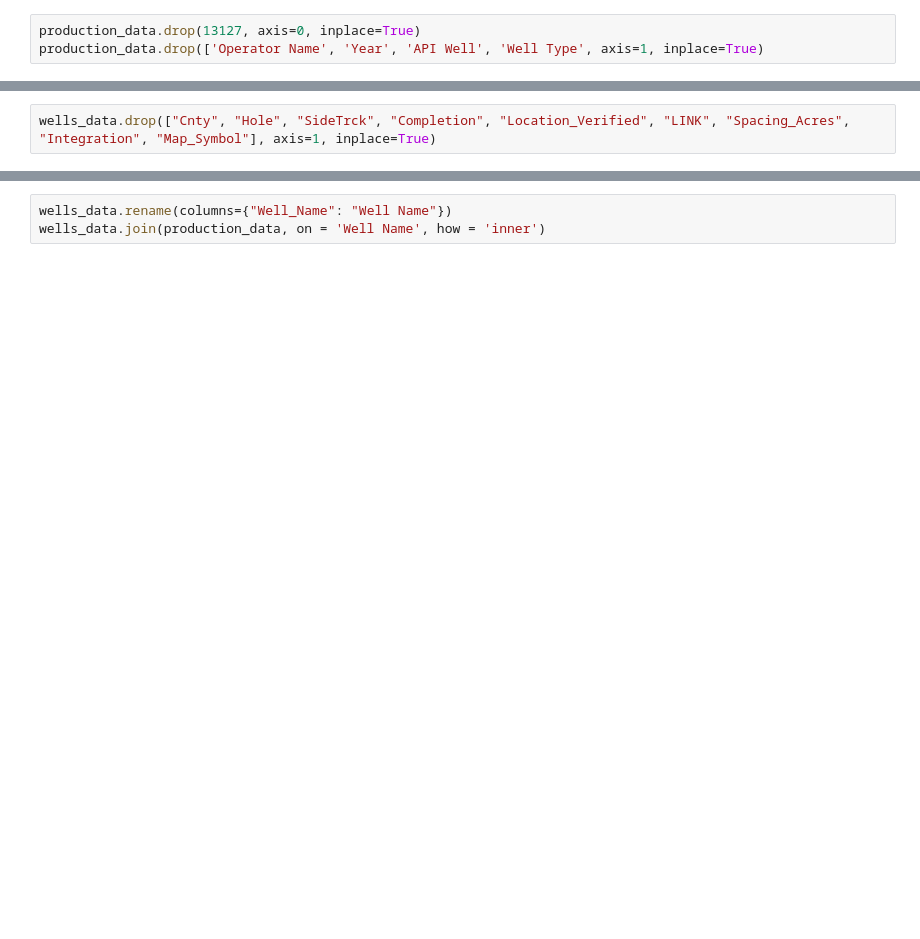
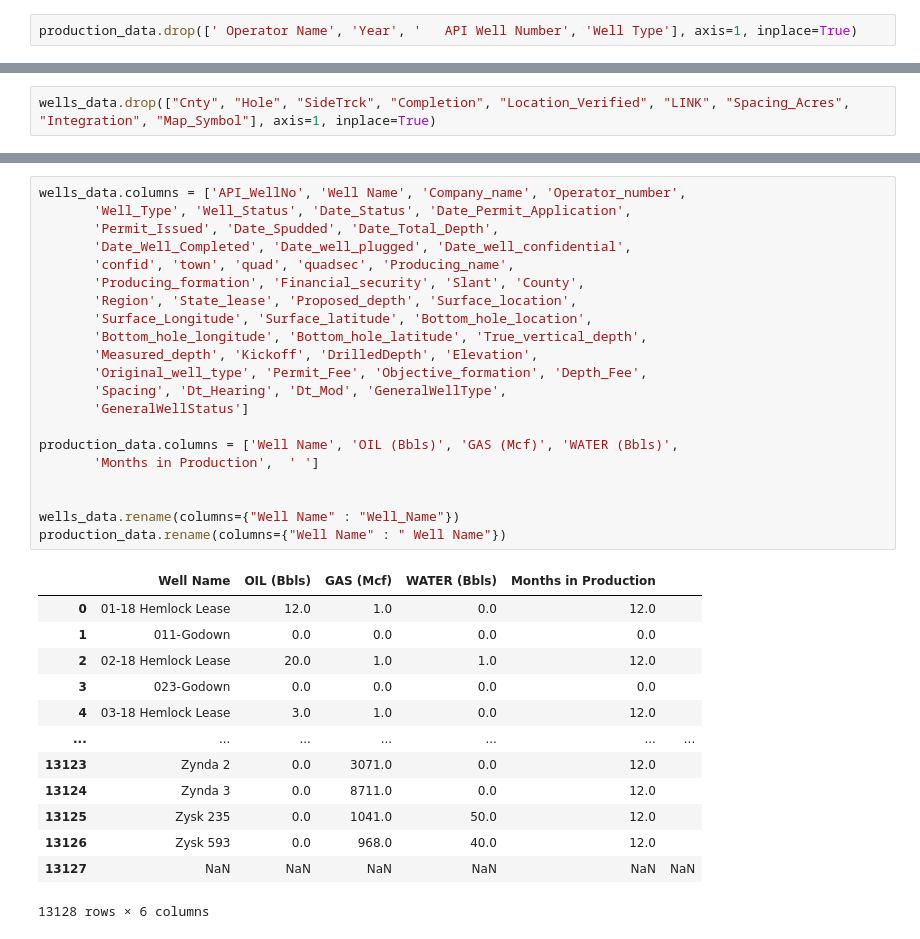
Before and after one commit to FRI-Factorization-Machines/FactorizationMachineResearch, a Jupyter notebook: DataCleaning.ipynb, the cells around one changed output, grey strips where cells are left out. Cells and saved outputs as stored; diff of their text form; blank space fills up the shorter version.

```diff
--- a/DataCleaning.ipynb
+++ b/DataCleaning.ipynb
@@ -30,5 +89,4 @@ production_data
 # %%
-production_data.drop(13127, axis=0, inplace=True)
-production_data.drop(['Operator Name', 'Year', 'API Well', 'Well Type', axis=1, inplace=True)
+production_data.drop([' Operator Name', 'Year', '   API Well Number', 'Well Type'], axis=1, inplace=True)
 # %%
 production_data
@@ -47,5 +161,37 @@ wells_data
-# %%
-wells_data.rename(columns={"Well_Name": "Well Name"})
-wells_data.join(production_data, on = 'Well Name', how = 'inner')
+# %%
+wells_data.columns = ['API_WellNo', 'Well Name', 'Company_name', 'Operator_number',
+       'Well_Type', 'Well_Status', 'Date_Status', 'Date_Permit_Application',
+       'Permit_Issued', 'Date_Spudded', 'Date_Total_Depth',
+       'Date_Well_Completed', 'Date_well_plugged', 'Date_well_confidential',
+       'confid', 'town', 'quad', 'quadsec', 'Producing_name',
+       'Producing_formation', 'Financial_security', 'Slant', 'County',
+       'Region', 'State_lease', 'Proposed_depth', 'Surface_location',
+       'Surface_Longitude', 'Surface_latitude', 'Bottom_hole_location',
+       'Bottom_hole_longitude', 'Bottom_hole_latitude', 'True_vertical_depth',
+       'Measured_depth', 'Kickoff', 'DrilledDepth', 'Elevation',
+       'Original_well_type', 'Permit_Fee', 'Objective_formation', 'Depth_Fee',
+       'Spacing', 'Dt_Hearing', 'Dt_Mod', 'GeneralWellType',
+       'GeneralWellStatus']
+
+production_data.columns = ['Well Name', 'OIL (Bbls)', 'GAS (Mcf)', 'WATER (Bbls)',
+       'Months in Production',  ' ']
+
+
+wells_data.rename(columns={"Well Name" : "Well_Name"})
+production_data.rename(columns={"Well Name" : " Well Name"})
+# %% [output]
+|  | Well Name | OIL (Bbls) | GAS (Mcf) | WATER (Bbls) | Months in Production |  |
+| 0 | 01-18 Hemlock Lease | 12.0 | 1.0 | 0.0 | 12.0 |  |
+| 1 | 011-Godown | 0.0 | 0.0 | 0.0 | 0.0 |  |
+| 2 | 02-18 Hemlock Lease | 20.0 | 1.0 | 1.0 | 12.0 |  |
+| 3 | 023-Godown | 0.0 | 0.0 | 0.0 | 0.0 |  |
+| 4 | 03-18 Hemlock Lease | 3.0 | 1.0 | 0.0 | 12.0 |  |
+| ... | ... | ... | ... | ... | ... | ... |
+| 13123 | Zynda 2 | 0.0 | 3071.0 | 0.0 | 12.0 |  |
+| 13124 | Zynda 3 | 0.0 | 8711.0 | 0.0 | 12.0 |  |
+| 13125 | Zysk 235 | 0.0 | 1041.0 | 50.0 | 12.0 |  |
+| 13126 | Zysk 593 | 0.0 | 968.0 | 40.0 | 12.0 |  |
+| 13127 | NaN | NaN | NaN | NaN | NaN | NaN |
+13128 rows × 6 columns
 # %%
 wells_data
```
Also changed, not shown: parts of 15 cells of this notebook.
